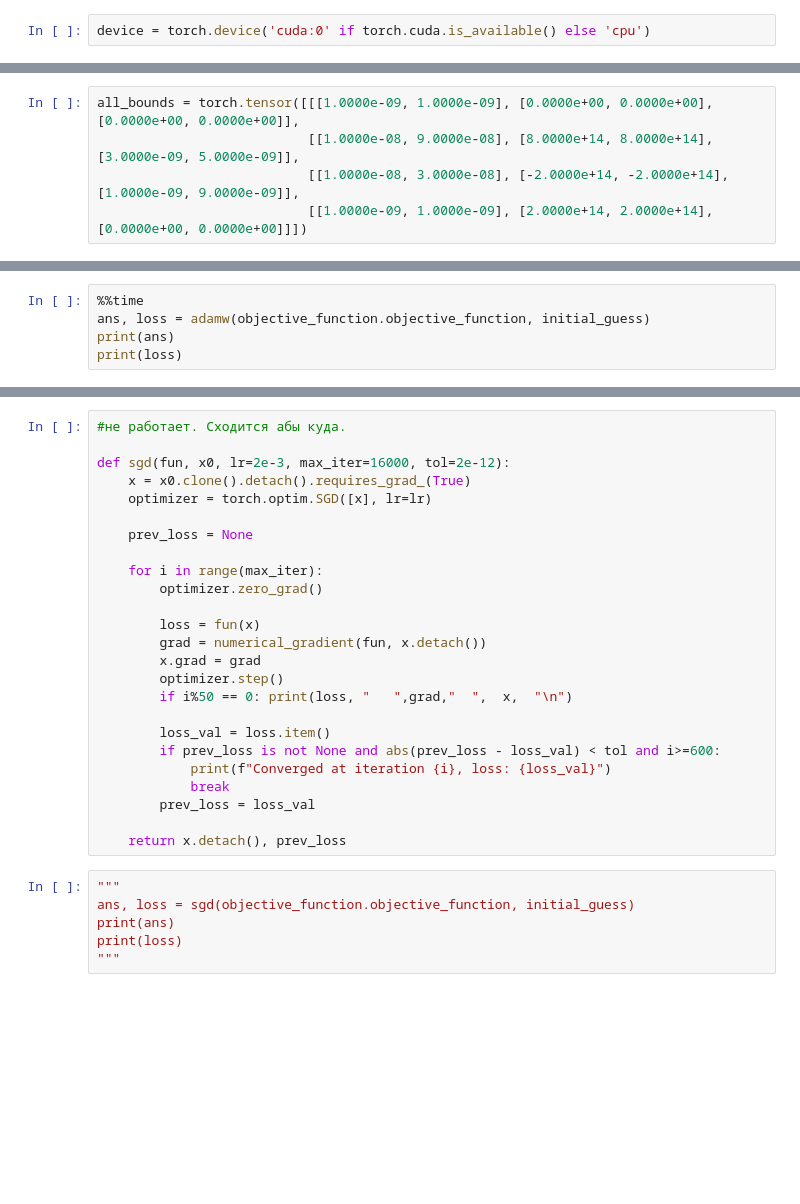
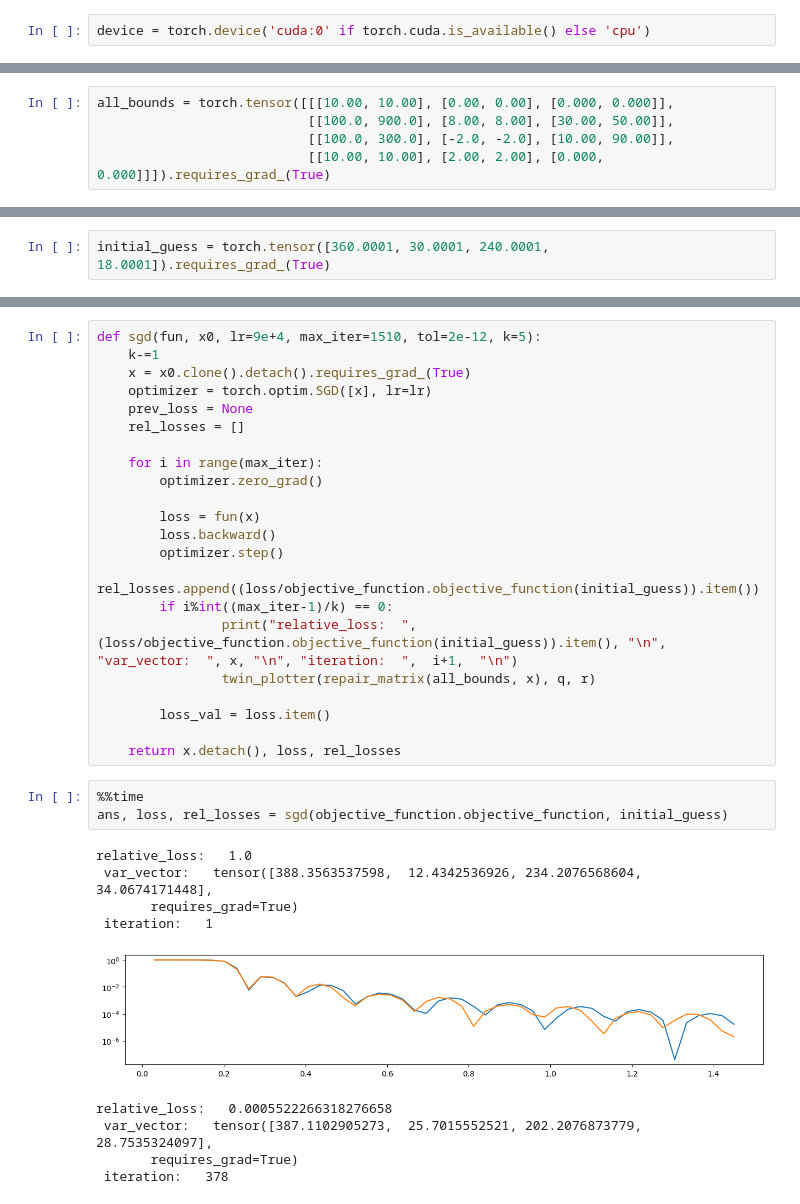
Before and after one commit to bool8192/Reflectometry, a Jupyter notebook: Documents/REF/full_fitting_torch/fitting.ipynb, the cells around one changed output, grey strips where cells are left out. Saved outputs shown, nothing was run; the diff lists cells and outputs as text; blank space fills up the shorter version.

```diff
--- a/Documents/REF/full_fitting_torch/fitting.ipynb
+++ b/Documents/REF/full_fitting_torch/fitting.ipynb
@@ -62,8 +75,8 @@ loss_function = Comparator(q, matr)
 # %%
-all_bounds = torch.tensor([[[1.0000e-09, 1.0000e-09], [0.0000e+00, 0.0000e+00],  [0.0000e+00, 0.0000e+00]],
-                           [[1.0000e-08, 9.0000e-08], [8.0000e+14, 8.0000e+14],  [3.0000e-09, 5.0000e-09]],
-                           [[1.0000e-08, 3.0000e-08], [-2.0000e+14, -2.0000e+14],[1.0000e-09, 9.0000e-09]],
-                           [[1.0000e-09, 1.0000e-09], [2.0000e+14, 2.0000e+14],  [0.0000e+00, 0.0000e+00]]])
+all_bounds = torch.tensor([[[10.00, 10.00], [0.00, 0.00], [0.000, 0.000]],
+                           [[100.0, 900.0], [8.00, 8.00], [30.00, 50.00]],
+                           [[100.0, 300.0], [-2.0, -2.0], [10.00, 90.00]],
+                           [[10.00, 10.00], [2.00, 2.00], [0.000, 0.000]]]).requires_grad_(True)
 # %%
 class varbounds:
     def __init__(self, bounds_tensor):
@@ -191,5 +97,0 @@ def adamw(func, initial_point, lr=3e-2, max_iter=10000, tol=1e-10, epsilon=1e-6)
-# %%
-%%time
-ans, loss = adamw(objective_function.objective_function, initial_guess)
-print(ans)
-print(loss)
@@ -215,0 +103,2 @@ initial_guess
+# %%
+initial_guess = torch.tensor([360.0001, 30.0001, 240.0001, 18.0001]).requires_grad_(True)
@@ -216,31 +131,35 @@ initial_guess
 # %%
-#не работает. Сходится абы куда.
-
-def sgd(fun, x0, lr=2e-3, max_iter=16000, tol=2e-12):
+def sgd(fun, x0, lr=9e+4, max_iter=1510, tol=2e-12, k=5):
+    k-=1
     x = x0.clone().detach().requires_grad_(True)
     optimizer = torch.optim.SGD([x], lr=lr)
-
     prev_loss = None
+    rel_losses = []
 
     for i in range(max_iter):
         optimizer.zero_grad()
 
         loss = fun(x)
-        grad = numerical_gradient(fun, x.detach())
-        x.grad = grad
+        loss.backward()
         optimizer.step()
-        if i%50 == 0: print(loss, "   ",grad,"  ",  x,  "\n")
+        rel_losses.append((loss/objective_function.objective_function(initial_guess)).item())
+        if i%int((max_iter-1)/k) == 0:
+                print("relative_loss:  ", (loss/objective_function.objective_function(initial_guess)).item(), "\n", "var_vector:  ", x, "\n", "iteration:  ",  i+1,  "\n")
+                twin_plotter(repair_matrix(all_bounds, x), q, r)
 
         loss_val = loss.item()
-        if prev_loss is not None and abs(prev_loss - loss_val) < tol and i>=600:
-            print(f"Converged at iteration {i}, loss: {loss_val}")
-            break
-        prev_loss = loss_val
 
-    return x.detach(), prev_loss
+    return x.detach(), loss, rel_losses
 # %%
-"""
-ans, loss = sgd(objective_function.objective_function, initial_guess)
-print(ans)
-print(loss)
-"""
+%%time
+ans, loss, rel_losses = sgd(objective_function.objective_function, initial_guess)
+# %% [output]
+relative_loss:   1.0
+ var_vector:   tensor([388.3563537598,  12.4342536926, 234.2076568604,  34.0674171448],
+       requires_grad=True)
+ iteration:   1
+[figure, added]
+relative_loss:   0.0005522266318276658
+ var_vector:   tensor([387.1102905273,  25.7015552521, 202.2076873779,  28.7535324097],
+       requires_grad=True)
+ iteration:   378
```
Also changed, not shown: parts of 27 cells of this notebook, 9 other files.
